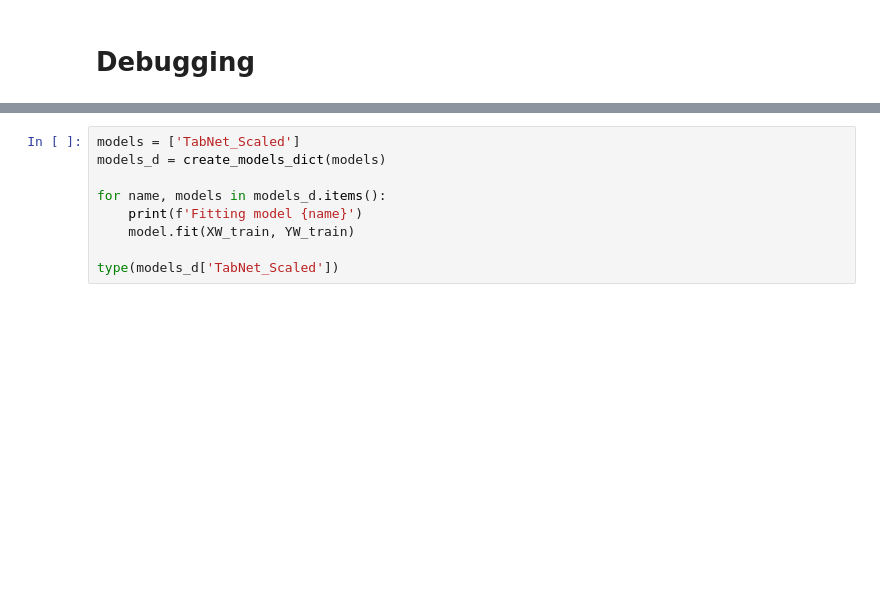
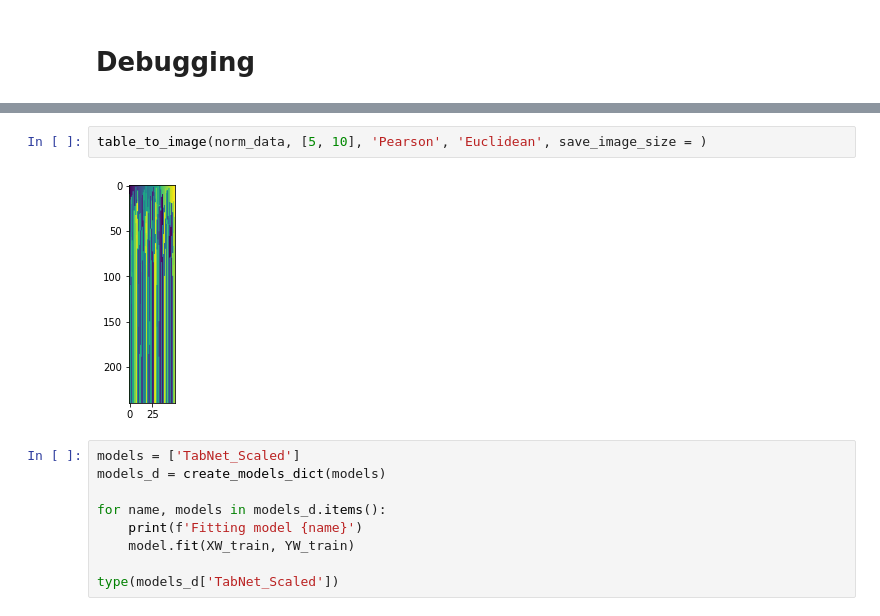
Before and after one commit to alezakuskin/Stark_ML, a Jupyter notebook: Main_body.ipynb, the cells around one changed output, grey strips where cells are left out. Drawn from its saved outputs; the diff is of its cells as text; blank space fills up the shorter version.

```diff
--- a/Main_body.ipynb
+++ b/Main_body.ipynb
@@ -1703,3 +1745,7 @@ target_width_extended.to_numpy().reshape(-1, 1)
+# %%
+table_to_image(norm_data, [5, 10], 'Pearson', 'Euclidean', save_image_size = )
+# %% [output]
+[figure, added]
 # %%
 models = ['TabNet_Scaled']
 models_d = create_models_dict(models)
```
Also changed, not shown: parts of 6 cells of this notebook.
